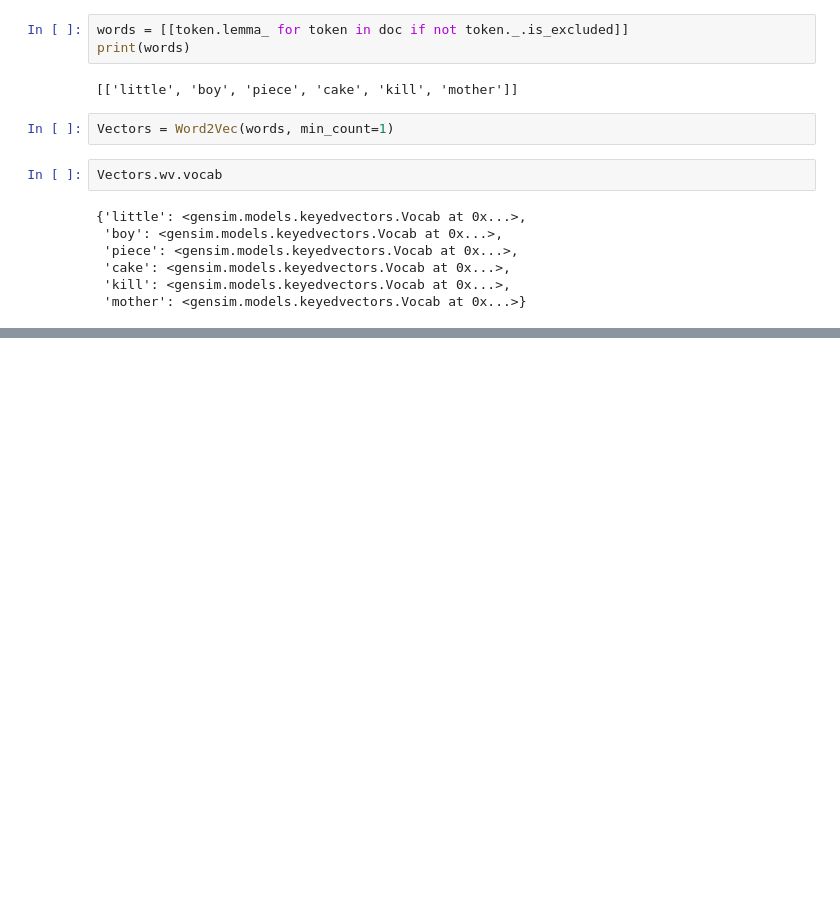
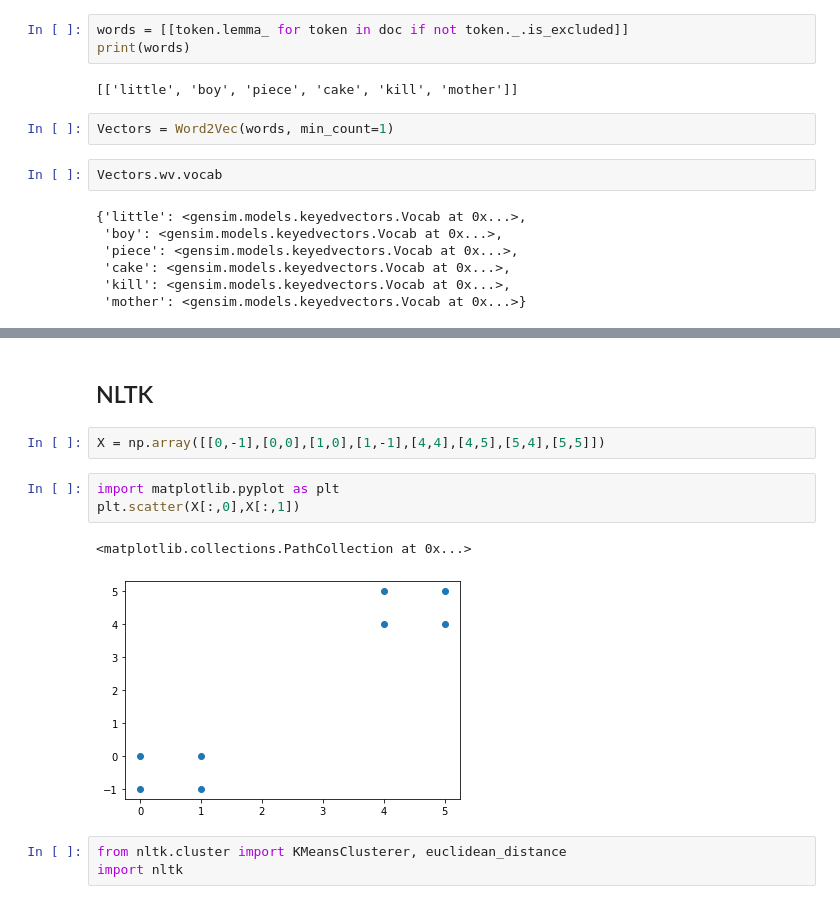
Before and after one commit to OshFrosch/Vocabulary-Predictor, a Jupyter notebook: src/notebooks/First Project Pipeline.ipynb, the cells around one changed output, grey strips where cells are left out. Cells and saved outputs as stored; diff of their text form; blank space fills up the shorter version.

Commit message:
Prepared clustering with NLTK in high dimensions
nltk.cluster.util.cosine_distance

```diff
--- a/src/notebooks/First Project Pipeline.ipynb
+++ b/src/notebooks/First Project Pipeline.ipynb
@@ -361,0 +374,13 @@ Vector[]
+# %% [markdown]
+## NLTK
+# %%
+X = np.array([[0,-1],[0,0],[1,0],[1,-1],[4,4],[4,5],[5,4],[5,5]])
+# %%
+import matplotlib.pyplot as plt
+plt.scatter(X[:,0],X[:,1])
+# %% [output]
+<matplotlib.collections.PathCollection at 0x...>
+[figure, added]
+# %%
+from nltk.cluster import KMeansClusterer, euclidean_distance
+import nltk
```
Also changed, not shown: parts of 7 cells of this notebook.
